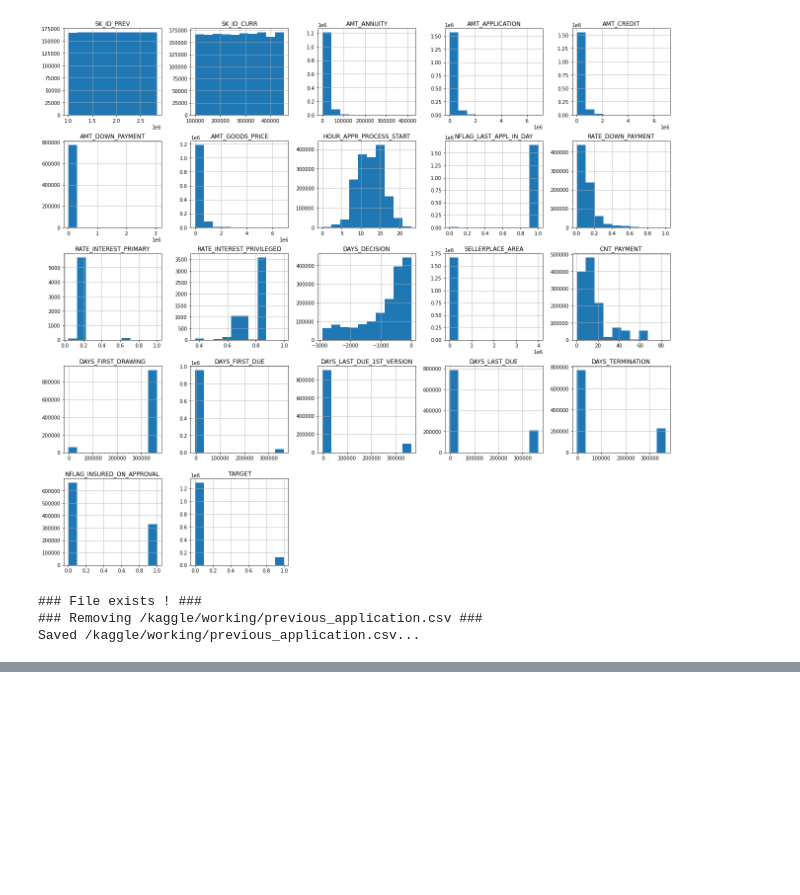
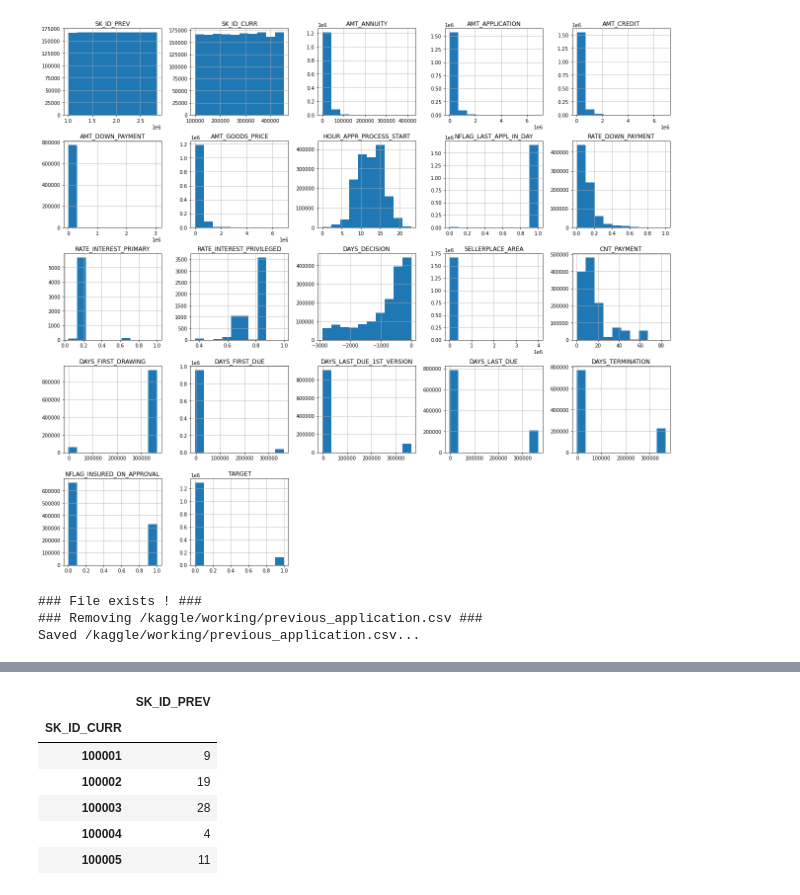
Before and after one commit to amithsbhat/Capstone-Home-Credit-Default-Risk, a Jupyter notebook: eda-home-credit-default-risk.ipynb, the cells around one changed output, grey strips where cells are left out. Cells and saved outputs as stored; diff of their text form; code cells hidden in the pictures; blank space fills up the shorter version.

```diff
--- a/eda-home-credit-default-risk.ipynb
+++ b/eda-home-credit-default-risk.ipynb
@@ -1069,0 +1116,10 @@ Saved /kaggle/working/POS_CASH_balance.csv...
+# %%
+pos_count.head()
+# %% [output]
+|  | SK_ID_PREV |
+| SK_ID_CURR |  |
+| 100001 | 9 |
+| 100002 | 19 |
+| 100003 | 28 |
+| 100004 | 4 |
+| 100005 | 11 |
```
Also changed, not shown: parts of 24 cells of this notebook.
